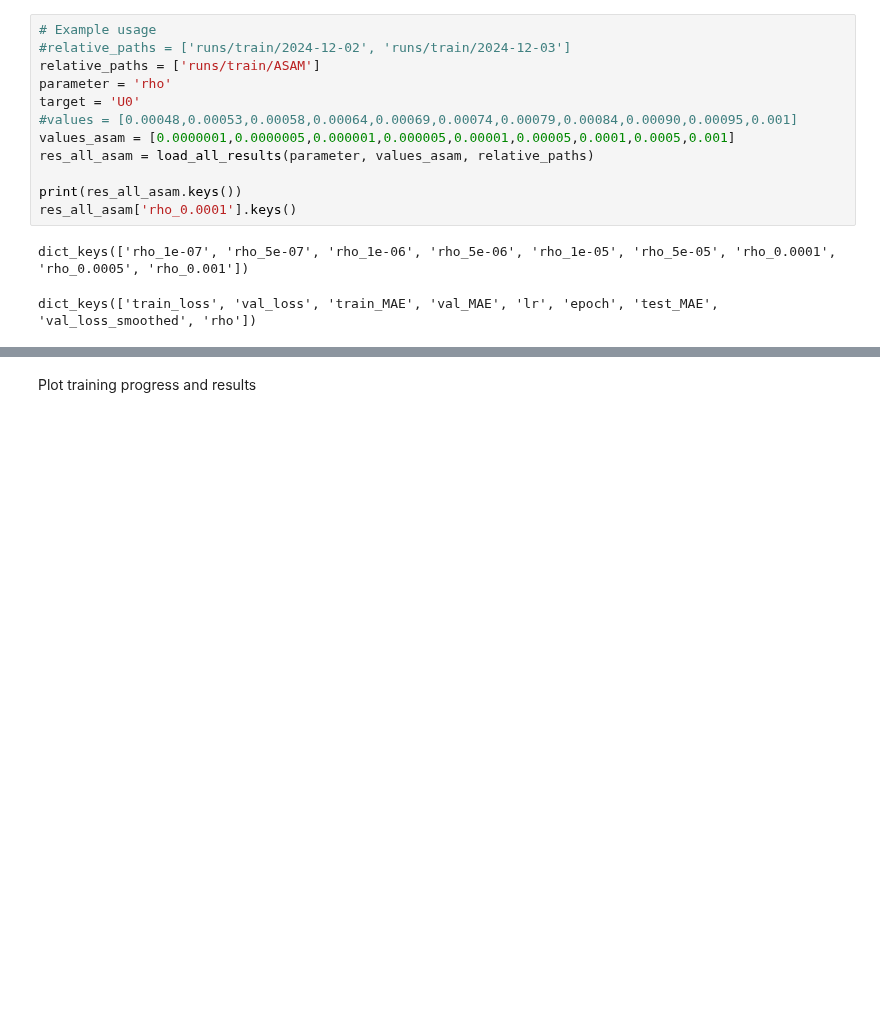
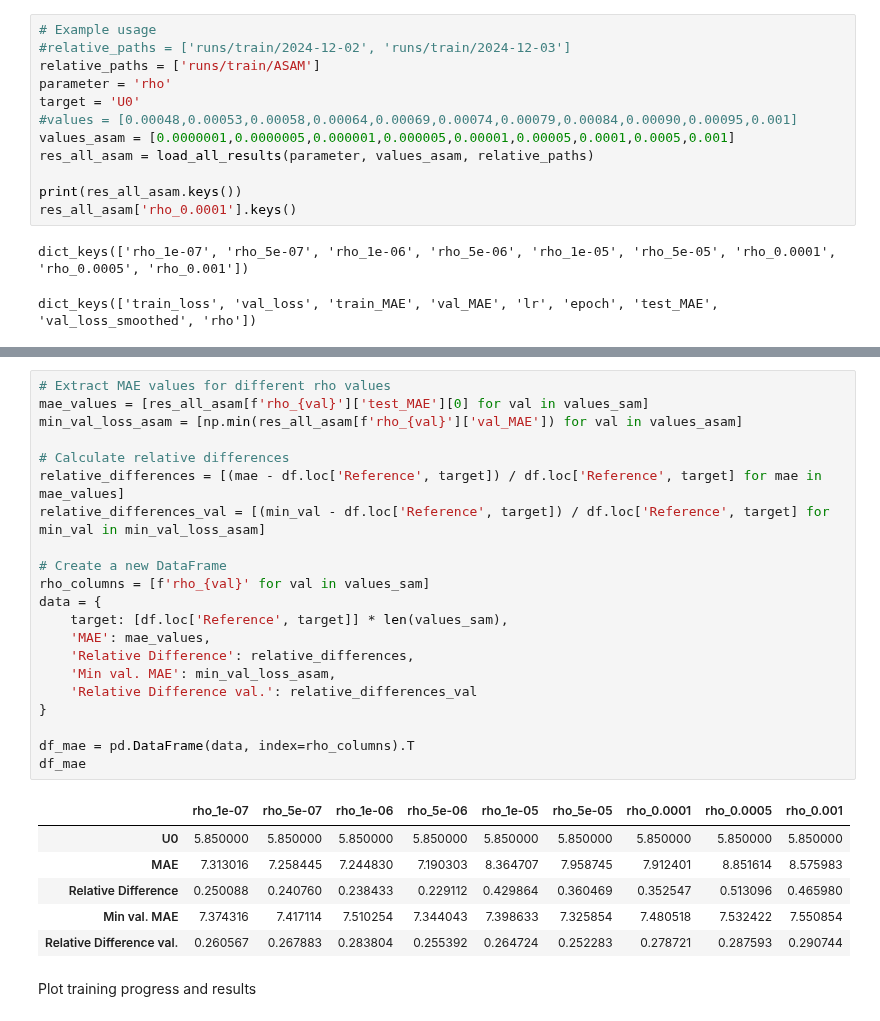
Before and after one commit to MarkusTHolm/DeepLearning_PAINN, a Jupyter notebook: examples/dataplotter_sam_asam.ipynb, the cells around one changed output, grey strips where cells are left out. Saved outputs shown, nothing was run; the diff lists cells and outputs as text; blank space fills up the shorter version.

```diff
--- a/examples/dataplotter_sam_asam.ipynb
+++ b/examples/dataplotter_sam_asam.ipynb
@@ -117,3 +117,31 @@ df_mae
+# %%
+# Extract MAE values for different rho values
+mae_values = [res_all_asam[f'rho_{val}']['test_MAE'][0] for val in values_sam]
+min_val_loss_asam = [np.min(res_all_asam[f'rho_{val}']['val_MAE']) for val in values_asam]
+
+# Calculate relative differences
+relative_differences = [(mae - df.loc['Reference', target]) / df.loc['Reference', target] for mae in mae_values]
+relative_differences_val = [(min_val - df.loc['Reference', target]) / df.loc['Reference', target] for min_val in min_val_loss_asam]
+
+# Create a new DataFrame
+rho_columns = [f'rho_{val}' for val in values_sam]
+data = {
+    target: [df.loc['Reference', target]] * len(values_sam),
+    'MAE': mae_values,
+    'Relative Difference': relative_differences,
+    'Min val. MAE': min_val_loss_asam,
+    'Relative Difference val.': relative_differences_val
+}
+
+df_mae = pd.DataFrame(data, index=rho_columns).T
+df_mae
+# %% [output]
+|  | rho_1e-07 | rho_5e-07 | rho_1e-06 | rho_5e-06 | rho_1e-05 | rho_5e-05 | rho_0.0001 | rho_0.0005 | rho_0.001 |
+| U0 | 5.850000 | 5.850000 | 5.850000 | 5.850000 | 5.850000 | 5.850000 | 5.850000 | 5.850000 | 5.850000 |
+| MAE | 7.313016 | 7.258445 | 7.244830 | 7.190303 | 8.364707 | 7.958745 | 7.912401 | 8.851614 | 8.575983 |
+| Relative Difference | 0.250088 | 0.240760 | 0.238433 | 0.229112 | 0.429864 | 0.360469 | 0.352547 | 0.513096 | 0.465980 |
+| Min val. MAE | 7.374316 | 7.417114 | 7.510254 | 7.344043 | 7.398633 | 7.325854 | 7.480518 | 7.532422 | 7.550854 |
+| Relative Difference val. | 0.260567 | 0.267883 | 0.283804 | 0.255392 | 0.264724 | 0.252283 | 0.278721 | 0.287593 | 0.290744 |
 # %% [markdown]
 Plot training progress and results
 # %%
```
Also changed, not shown: parts of 5 cells of this notebook, 1 other file.
